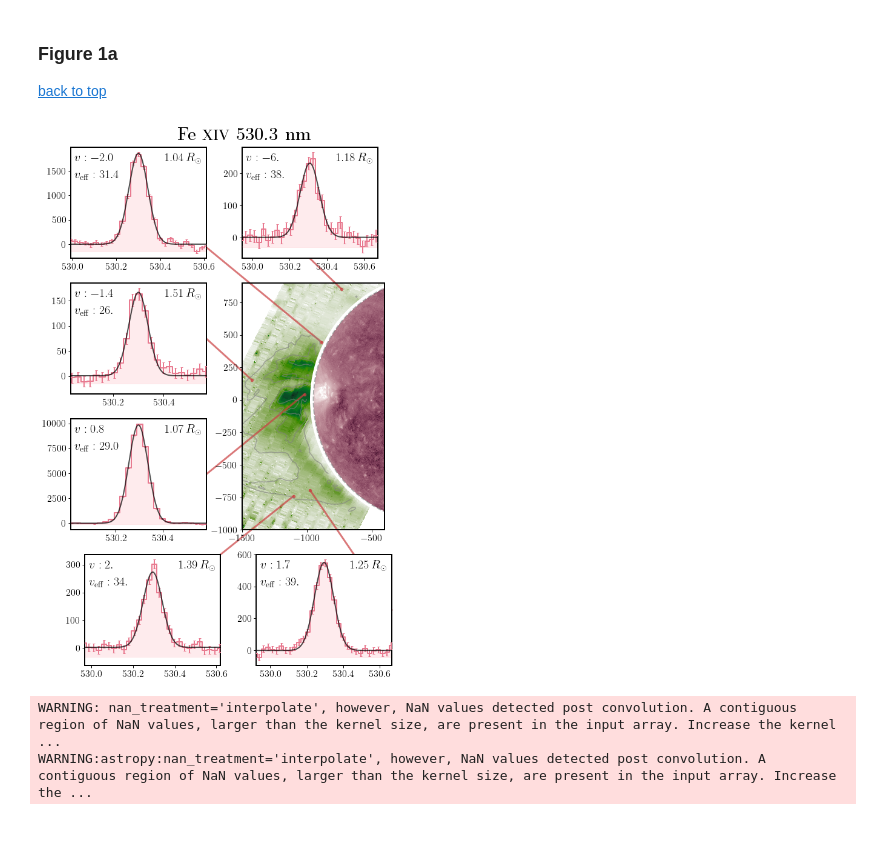
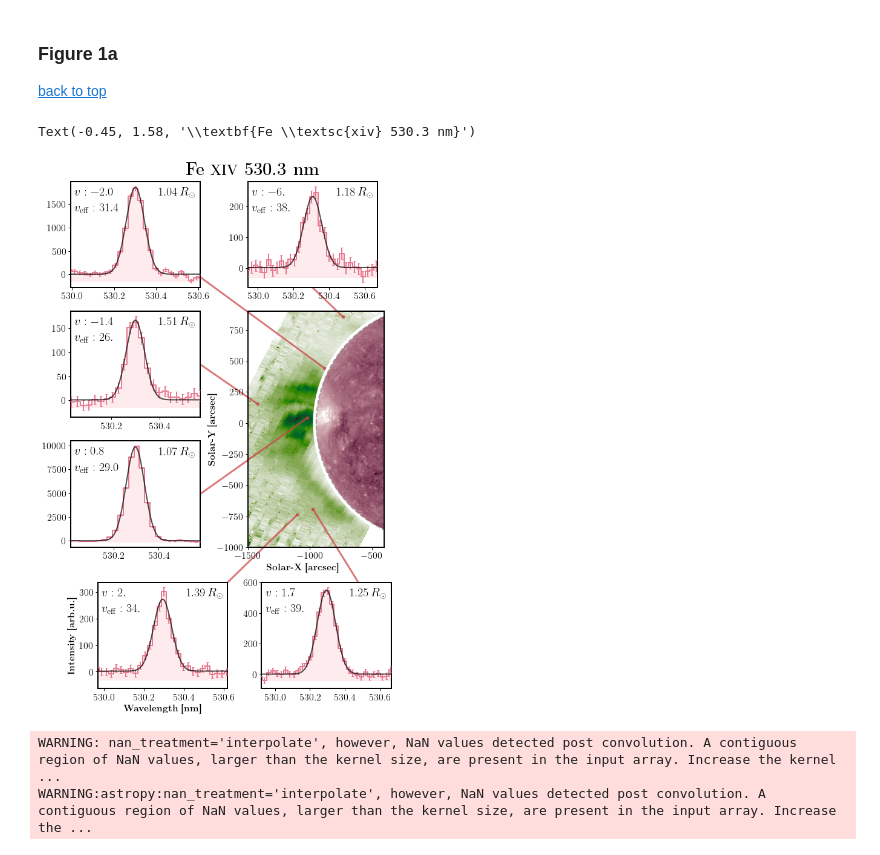
Before and after one commit to yjzhu-solar/Eclipse2017, a Jupyter notebook: ipynb/eclipse_data/off_limb_intensity_map_ext_zoomin.ipynb, the cells around one changed output. Drawn from its saved outputs; the diff is of its cells as text; code cells hidden in the pictures.

```diff
--- a/ipynb/eclipse_data/off_limb_intensity_map_ext_zoomin.ipynb
+++ b/ipynb/eclipse_data/off_limb_intensity_map_ext_zoomin.ipynb
@@ -357,7 +357,8 @@ def spectral_line_zoom_in(solarx,solary,fig,ax,rect,anchor_point,
     fit_bin_matrix, fit_bin_matrix_err,
     vlos_masked,vlos_masked_err,veff_masked,veff_masked_err,
     cont_slice_1 = slice(0,10), cont_slice_2 = slice(40,50),
-    params_prec = {"int":2,"wvl":1,"fwhm":1}):
+    params_prec = {"int":2,"wvl":1,"fwhm":1},
+    label_axes = False,label_fontsize=16):
 
     ax_spec = ax.inset_axes(bounds=rect,transform=ax.transAxes)
 
@@ -455,6 +456,10 @@ def spectral_line_zoom_in(solarx,solary,fig,ax,rect,anchor_point,
     ax_spec.text(0.03,0.75,veff_text_fmt.format(num2tex(veff_plot),
     veff_data_prec = veff_data_prec),ha = 'left',va = 'center',
     color = 'black',fontsize = 20,linespacing=1.5,transform=ax_spec.transAxes)
+
+    if label_axes:
+        ax_spec.set_xlabel(r"\textbf{Wavelength [nm]}",fontsize=label_fontsize)
+        ax_spec.set_ylabel(r"\textbf{Intensity [arb.u.]}",fontsize=label_fontsize)
 # %% [markdown]
 <a id='figure-1a'></a>
 ### Figure 1a
@@ -489,8 +494,8 @@ im = ax.pcolormesh(x_2d_grid_green_arcsec_rot_ext + slit_center_x_green,
                 y_2d_grid_green_arcsec_rot_ext + slit_center_y_green,
                 green_line_cont_ratio_masked,cmap=cmr.jungle_r,rasterized=True,vmin=0,vmax=0.16)
 
-ax.contour(img_xarcsec_array,img_yarcsec_array,FeXIV_line_cont_image_rot_scipy,levels=[0.4,0.65,0.9],alpha=0.6,
-                    colors=['grey'])
+# ax.contour(img_xarcsec_array,img_yarcsec_array,FeXIV_line_cont_image_rot_scipy,levels=[0.4,0.65,0.9],alpha=0.6,
+#                     colors=['grey'])
 # plot_colorbar(im, ax,width=colorbar_width,fontsize=16)
 
 ax.add_patch(create_lunar_mask(rsun_arcsec*np.float64(FeXI_line_cont_frame.header["MOONR"])/np.float64(FeXI_line_cont_frame.header["SUNR"])))
@@ -498,43 +503,47 @@ ax.add_patch(create_lunar_mask(rsun_arcsec*np.float64(FeXI_line_cont_frame.heade
 norm_aia_211 = ImageNormalize(aia_211_image,interval=AsymmetricPercentileInterval(0.5,99.97),stretch=LogStretch())
 ax.pcolormesh(aia_211_xcoord, aia_211_ycoord, aia_211_image,cmap=aia_211_cm,norm=norm_aia_211,
                 rasterized=True,shading="auto")
+
+ax.set_xlabel(r"\textbf{Solar-X [arcsec]}",fontsize=16,x=0.4)
+ax.set_ylabel(r"\textbf{Solar-Y [arcsec]}",fontsize=16,labelpad=-0.05)
 
 
 
 xlim_zoomin = [-1500,-400]
 ylim_zoomin = [-1000,900]
 
 ax.set_aspect(1)
 # ax.add_patch(create_rec_eqs())
 ax.add_patch(create_limb_circle(rsun_arcsec))
 ax.set_xlim(xlim_zoomin)
 ax.set_ylim(ylim_zoomin)
 ax.tick_params(labelsize=16)
 
 feed_params = (x_2d_grid_green_arcsec_bin_rot_ext + slit_center_x_green,
                         y_2d_grid_green_arcsec_bin_rot_ext + slit_center_y_green,
                         green_fit_filename_index, green_path,
                         totality_green_df_ext,FeXIV_63rd_xslice,flatfield_1d_FeXIV_63rd,63,
                         green_fit_matrix_bin_ext, green_fit_matrix_bin_ext_err,
                         green_vlos_masked, green_vlos_masked_err, green_veff_masked, green_veff_masked_err)
 
-spectral_line_zoom_in(-1020,42,fig,ax,[-1.2,0,0.95,0.45],(1,0.5),
+spectral_line_zoom_in(-1020,42,fig,ax,[-1.3,0,0.95,0.45],(1,0.5),
                         *feed_params)
-spectral_line_zoom_in(-1424,154,fig,ax,[-1.2,0.55,0.95,0.45],(1,0.5),
+spectral_line_zoom_in(-1424,154,fig,ax,[-1.3,0.55,0.95,0.45],(1,0.5),
                         *feed_params)
-spectral_line_zoom_in(-1103,-740,fig,ax,[-1.1,-0.55,0.95,0.45],(1,1),
+spectral_line_zoom_in(-1103,-740,fig,ax,[-1.1,-0.60,0.95,0.45],(1,1),
+                        *feed_params,label_axes=True)
+spectral_line_zoom_in(-976,-694,fig,ax,[0.1,-0.60,0.95,0.45],(1,0.5),
                         *feed_params)
-spectral_line_zoom_in(-976,-694,fig,ax,[0.1,-0.55,0.95,0.45],(1,0.5),
-                        *feed_params)
-spectral_line_zoom_in(-885,443,fig,ax,[-1.2,1.1,0.95,0.45],(1,0.1),
+spectral_line_zoom_in(-885,443,fig,ax,[-1.3,1.1,0.95,0.45],(1,0.1),
                         *feed_params)
 spectral_line_zoom_in(-735,855,fig,ax,[0,1.1,0.95,0.45],(0.5,0),
                         *feed_params)
 ax.text(-0.45,1.58,r"\textbf{Fe \textsc{xiv} 530.3 nm}",fontsize=30,transform=ax.transAxes)
-fig.savefig(fname="../../figs/ms/FeXIV_zoomin.pdf",format="pdf",dpi=300,bbox_inches="tight")
+# fig.savefig(fname="../../figs/ms/FeXIV_zoomin.pdf",format="pdf",dpi=300,bbox_inches="tight")
 # fig.savefig(fname="../../slides/reg_meet/figs/FeXIV_zoomin.png",format="png",dpi=300,bbox_inches="tight")
 # %% [output]
+Text(-0.45, 1.58, '\\textbf{Fe \\textsc{xiv} 530.3 nm}')
-[figure, old version]
+[figure, new version]
 # %%
 red_frame_wavelength = CCDData.read(os.path.join(red_path,totality_red_df_cut.iloc[0]["file"]),hdu=1,unit="adu").data
 
```
Also changed, not shown: parts of 2 cells of this notebook, 28 other files.
